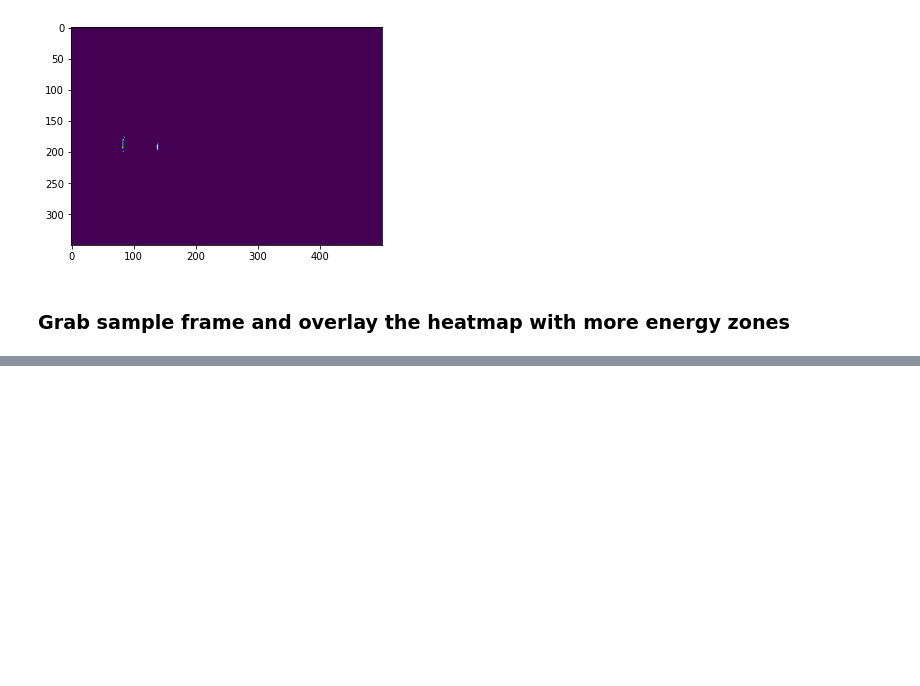
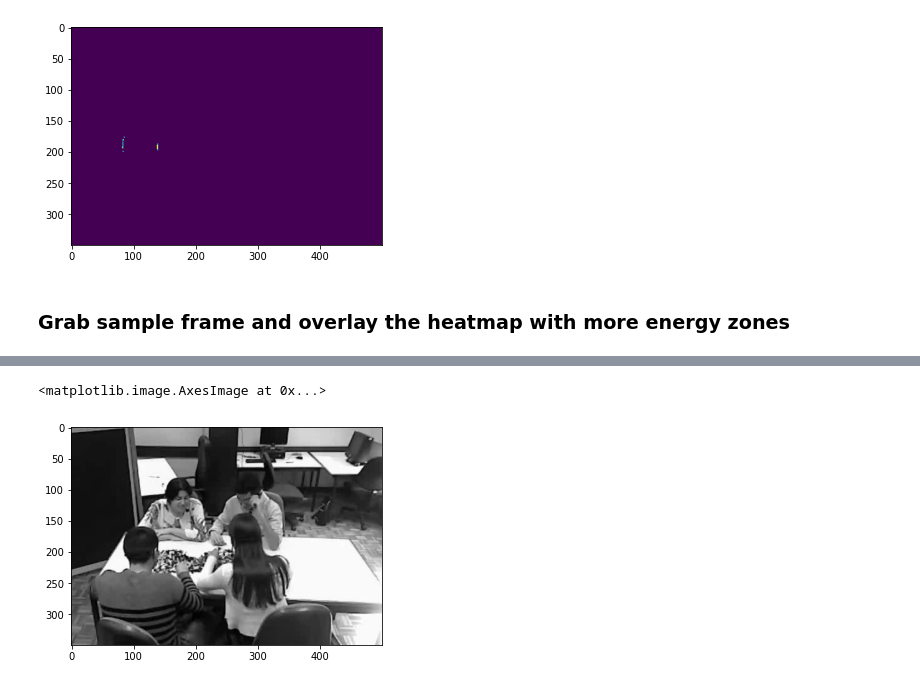
Before and after one commit to fraza0/nonverbal_communication_analysis, a Jupyter notebook: nonverbal_communication_analysis/m4_DataProcessing/Heatmap test.ipynb, the cells around one changed output, grey strips where cells are left out. Drawn from its saved outputs; the diff is of its cells as text; code cells hidden in the pictures; blank space fills up the shorter version.

```diff
--- a/nonverbal_communication_analysis/m4_DataProcessing/Heatmap test.ipynb
+++ b/nonverbal_communication_analysis/m4_DataProcessing/Heatmap test.ipynb
@@ -61,0 +63,6 @@ im2 = plt.imshow(Z2, cmap=plt.cm.viridis, , interpolation='bilinear',
+# %%
+colored = cv2.cvtColor(gs, cv2.COLOR_GRAY2BGR)
+plt.imshow(colored)
+# %% [output]
+<matplotlib.image.AxesImage at 0x...>
+[figure, added]
```
Also changed, not shown: parts of 5 cells of this notebook, 2 other files.
